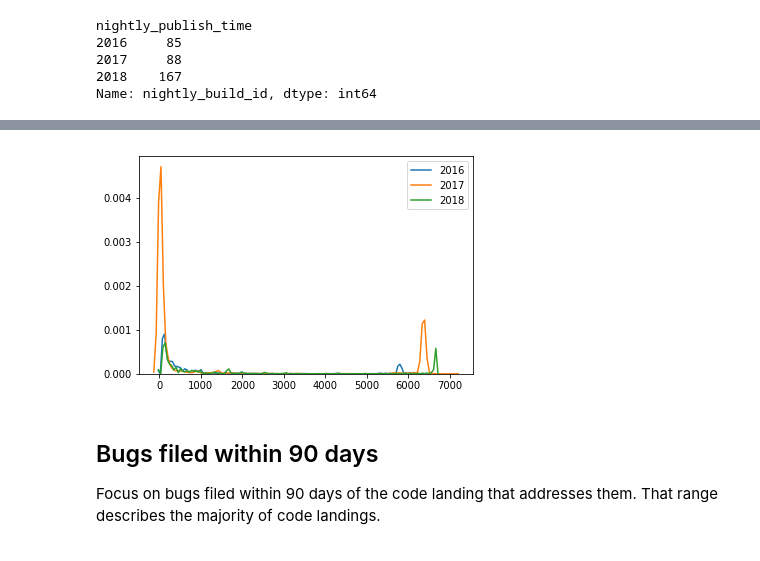
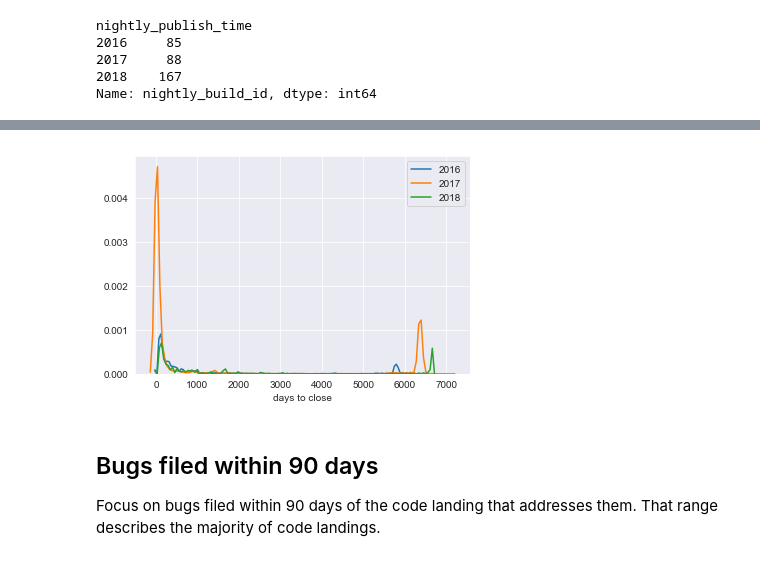
Before and after one commit to mars-f/firefox-workflow-analysis, a Jupyter notebook: leadtimetrends.ipynb, the cells around one changed output, grey strips where cells are left out. Saved outputs shown, nothing was run; the diff lists cells and outputs as text; code cells hidden in the pictures.

```diff
--- a/leadtimetrends.ipynb
+++ b/leadtimetrends.ipynb
@@ -3,3 +5,5 @@
 # %%
 import pandas as pd
 import seaborn as sns
+
+sns.set_style("darkgrid")
@@ -59,9 +59,10 @@ grouped['duration'].describe()
 | 2018 | 12132 | 374 days 05:54:18.406116 | 1306 days 18:03:09.246195 | 0 days 02:04:33 | 3 days 05:19:08 | 12 days 19:18:13 | 66 days 02:14:15 | 6694 days 13:57:22 |
 # %%
 for year, data in grouped['duration']:
-    sns.kdeplot(data.dt.days, label=year)
+    ax = sns.kdeplot(data.dt.days, label=year)
+    ax.set(xlabel="days to close")
 # %% [output]
-[figure, old version]
+[figure, new version]
 # %% [markdown]
 ## Bugs filed within 90 days
 
```
Also changed, not shown: parts of 15 cells of this notebook.
